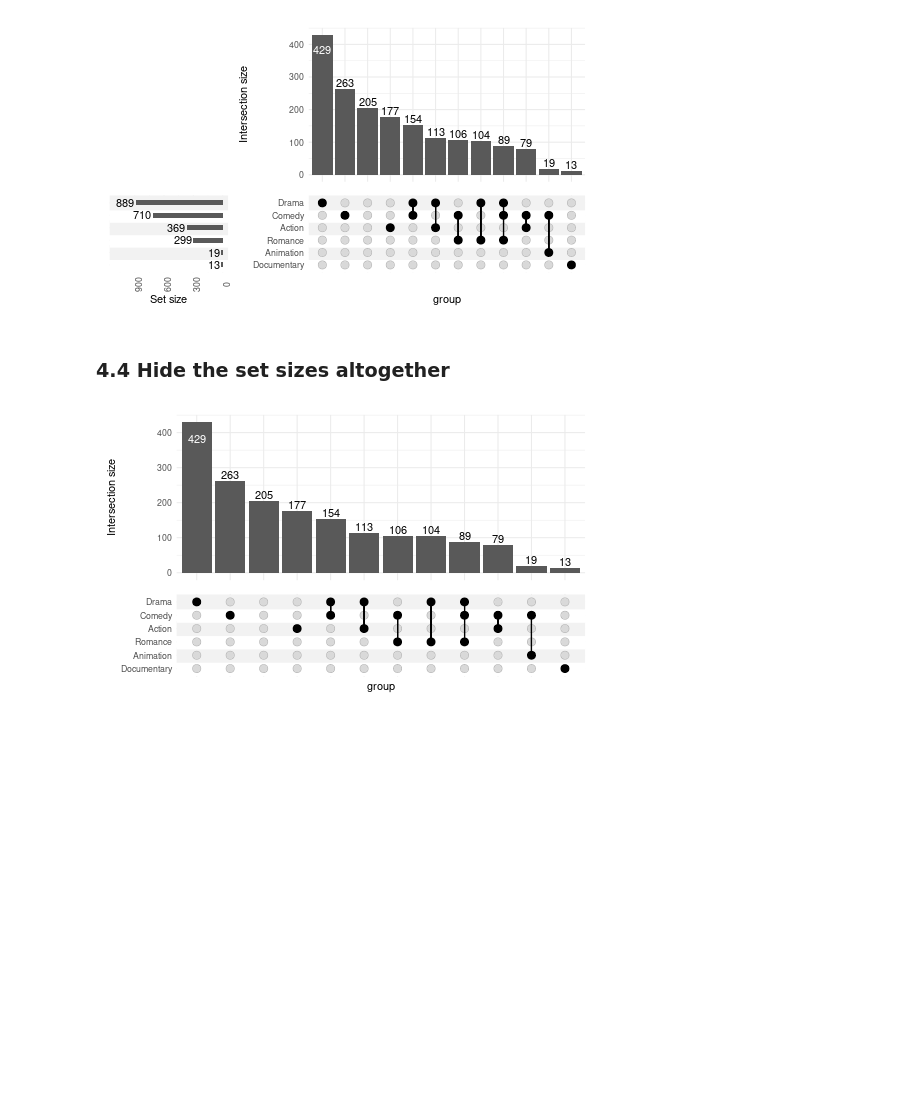
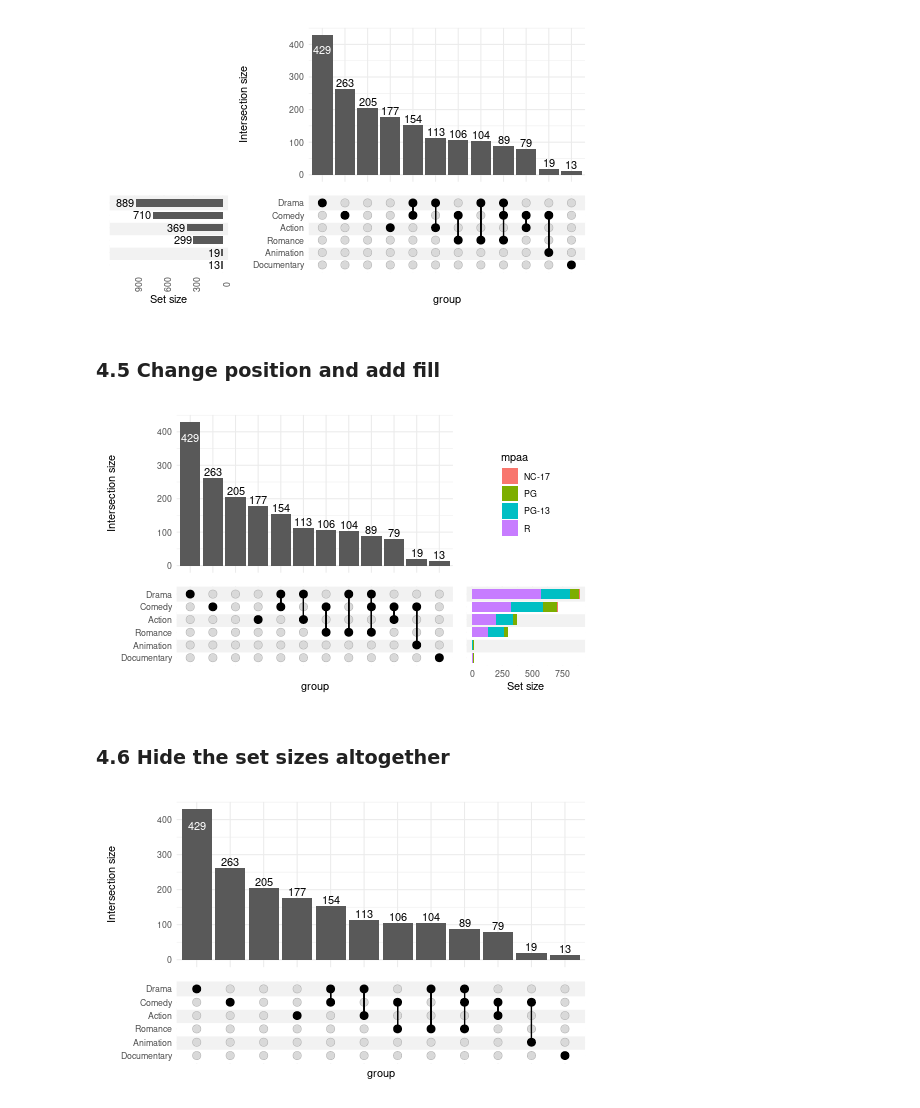
Before and after one commit to krassowski/complex-upset, a Jupyter notebook: vignettes/Examples.ipynb, the cells around one changed output. Cells and saved outputs as stored; diff of their text form; code cells hidden in the pictures; blank space fills up the shorter version.

```diff
--- a/vignettes/Examples.ipynb
+++ b/vignettes/Examples.ipynb
@@ -584,8 +578,31 @@ upset(
 )
 # %% [output]
 [figure]
+# %% [markdown]
+### 4.5 Change position and add fill
+# %%
+%%R -w 500 -h 300
+
+upset(
+    movies, genres,
+    min_size=10,
+    width_ratio=0.3,
+    set_sizes=(
+        upset_set_size(
+            geom=geom_bar(
+                aes(fill=mpaa, x=group),
+                width=0.8
+            ),
+            position='right'
+        )
+    ),
+    # moves legends over the set sizes
+    guides='over'
+)
+# %% [output]
+[figure, added]
 # %% [markdown]
-### 4.4 Hide the set sizes altogether
+### 4.6 Hide the set sizes altogether
 # %%
 %%R -w 500 -h 300
 
```
Also changed, not shown: parts of 9 cells of this notebook, 11 other files.
